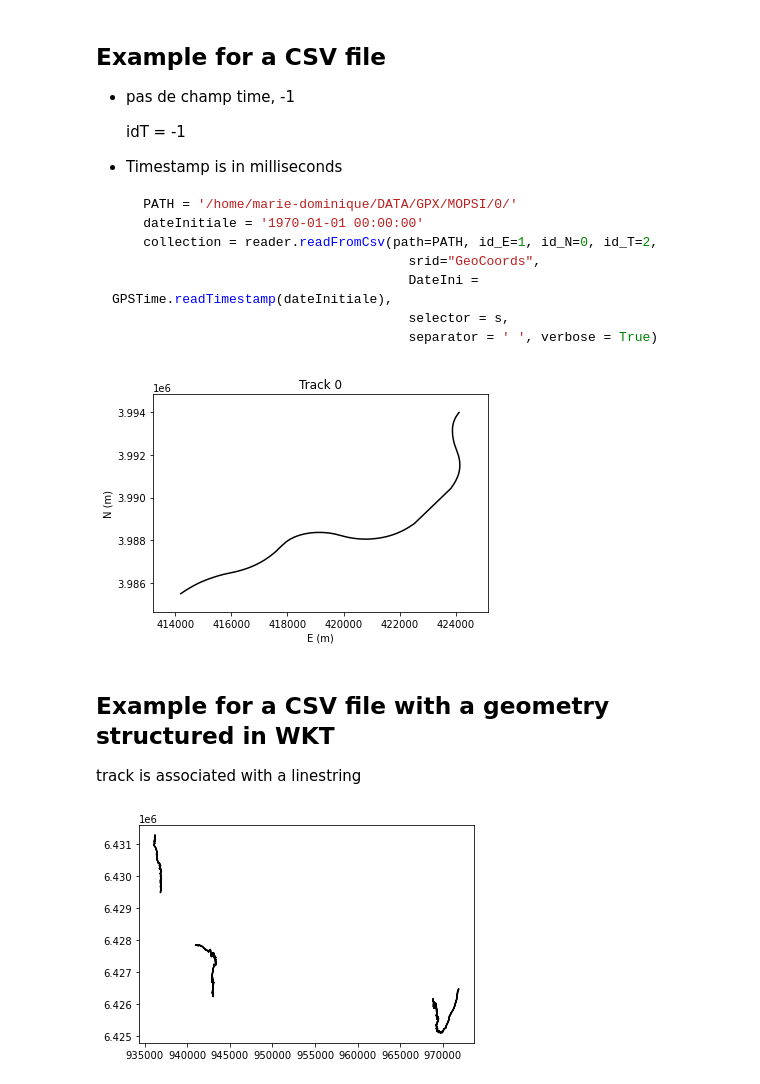
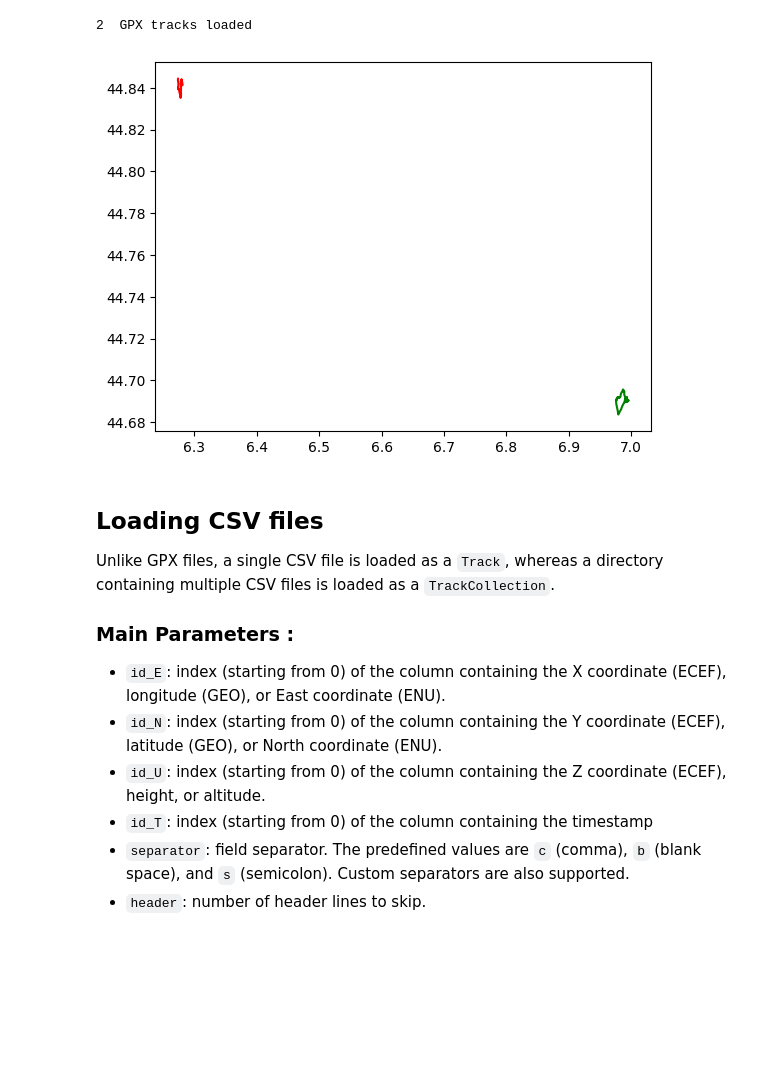
Before and after one commit to umrlastig/tracklib, a Jupyter notebook: doc/source/howto/IO_ReadTrack.ipynb, the cells around one changed output. Cells and saved outputs as stored; diff of their text form; code cells hidden in the pictures; blank space fills up the shorter version.

````diff
--- a/doc/source/howto/IO_ReadTrack.ipynb
+++ b/doc/source/howto/IO_ReadTrack.ipynb
@@ -77,37 +102,24 @@ tracks[0].plot()
+# %%
+resource_path = '../../../data/gpx/geo'
+tkl.ObsTime.setReadFormat("4Y-2M-2DT2h:2m:2sZ")
+
+collection = tkl.TrackReader.readFromGpx(resource_path)
+
+print (collection.size(), ' GPX tracks loaded')
+collection.plot()
+# %% [output]
+2  GPX tracks loaded
+[figure, added]
 # %% [markdown]
-## Example for a CSV file
+## Loading CSV files
 
-- pas de champ time, -1
+Unlike GPX files, a single CSV file is loaded as a `Track`, whereas a directory containing multiple CSV files is loaded as a `TrackCollection`.
 
-    idT = -1
+### Main Parameters :
 
-- Timestamp is in milliseconds
-
-```python
-    PATH = '/home/marie-dominique/DATA/GPX/MOPSI/0/'
-    dateInitiale = '1970-01-01 00:00:00'
-    collection = reader.readFromCsv(path=PATH, id_E=1, id_N=0, id_T=2,
-                                      srid="GeoCoords",
-                                      DateIni = GPSTime.readTimestamp(dateInitiale),
-                                      selector = s,
-                                      separator = ' ', verbose = True)
-```
+- `id_E`: index (starting from 0) of the column containing the X coordinate (ECEF), longitude (GEO), or East coordinate (ENU).
+- `id_N`: index (starting from 0) of the column containing the Y coordinate (ECEF), latitude (GEO), or North coordinate (ENU).
+- `id_U`: index (starting from 0) of the column containing the Z coordinate (ECEF), height, or altitude.
+- `id_T`: index (starting from 0) of the column containing the timestamp
+- `separator`: field separator. The predefined values are `c` (comma), `b` (blank space), and `s` (semicolon). Custom separators are also supported.
+- `header`: number of header lines to skip.
-# %%
-tkl.ObsTime.setReadFormat("4Y-2M-2D 2h:2m:2s")
-resource_path = '../../../../data'
-filepath = os.path.join(resource_path, 'trace10_mm.dat')
-track = tkl.TrackReader.readFromCsv(filepath, 2, 3, -1, 1, h=1)
-track.plot()
-# %% [output]
-[figure, removed]
-# %% [markdown]
-## Example for a CSV file with a geometry structured in WKT
-
-track is associated with a linestring
-# %%
-resource_path = '../../../../data/wkt'
-csvpath = os.path.join(resource_path, 'iti.wkt')
-TRACES = tkl.TrackReader.readFromWkt(csvpath, id_geom=0, separator="#", h=1, doublequote=True)
-TRACES.plot('k-')
-# %% [output]
-[figure, old version]
````
Also changed, not shown: parts of 24 cells of this notebook, 8 other files.
